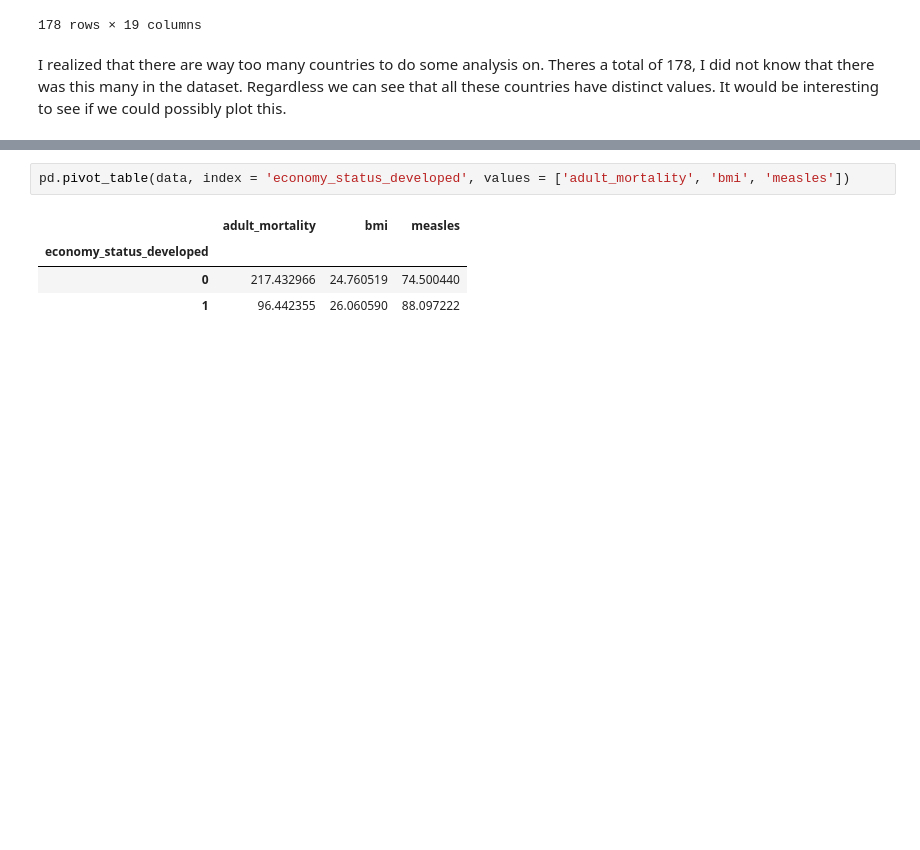
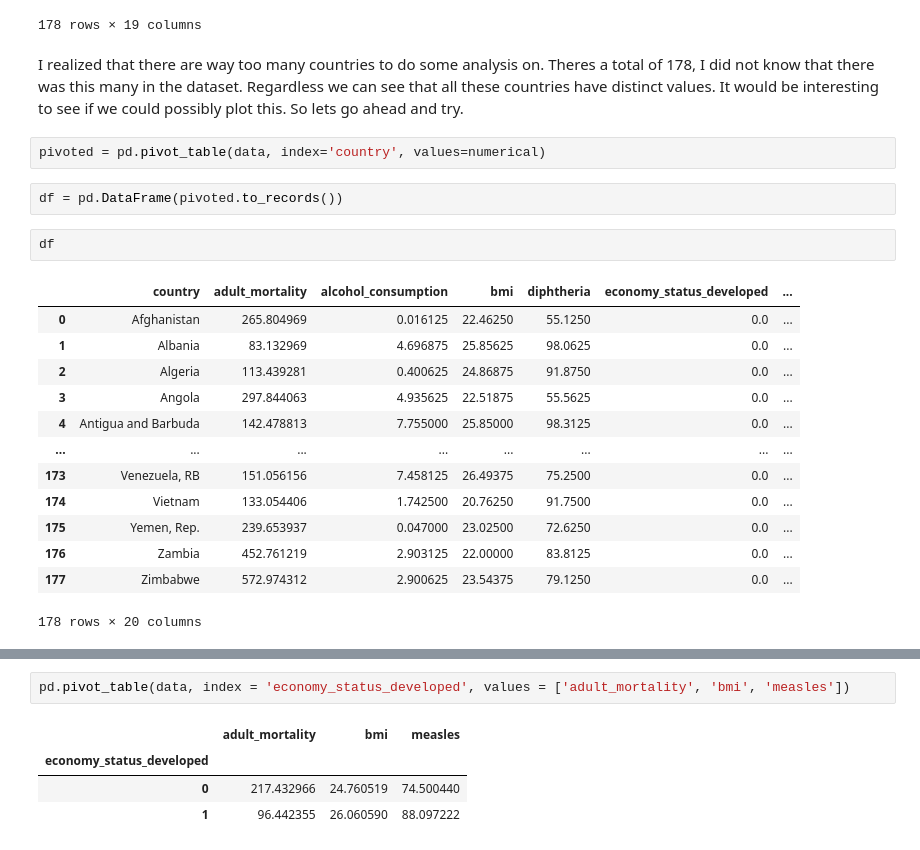
Before and after one commit to GaelGil/notebooks, a Jupyter notebook: who_life_expectancy/who_life_expectancy.ipynb, the cells around one changed output, grey strips where cells are left out. Cells and saved outputs as stored; diff of their text form; blank space fills up the shorter version.

```diff
--- a/who_life_expectancy/who_life_expectancy.ipynb
+++ b/who_life_expectancy/who_life_expectancy.ipynb
@@ -134,4 +134,24 @@ pd.pivot_table(data, index='country', values=numerical)
 | Zimbabwe | 572.974312 | 2.900625 | 23.54375 | 79.1250 | 0.0 | 1.0 | ... |
 178 rows × 19 columns
 # %% [markdown]
-I realized that there are way too many countries to do some analysis on. Theres a total of 178, I did not know that there was this many in the dataset. Regardless we can see that all these countries have distinct values. It would be interesting to see if we could possibly plot this.
+I realized that there are way too many countries to do some analysis on. Theres a total of 178, I did not know that there was this many in the dataset. Regardless we can see that all these countries have distinct values. It would be interesting to see if we could possibly plot this. So lets go ahead and try.
+# %%
+pivoted = pd.pivot_table(data, index='country', values=numerical)
+# %%
+df = pd.DataFrame(pivoted.to_records())
+# %%
+df
+# %% [output]
+|  | country | adult_mortality | alcohol_consumption | bmi | diphtheria | economy_status_developed | ... |
+| 0 | Afghanistan | 265.804969 | 0.016125 | 22.46250 | 55.1250 | 0.0 | ... |
+| 1 | Albania | 83.132969 | 4.696875 | 25.85625 | 98.0625 | 0.0 | ... |
+| 2 | Algeria | 113.439281 | 0.400625 | 24.86875 | 91.8750 | 0.0 | ... |
+| 3 | Angola | 297.844063 | 4.935625 | 22.51875 | 55.5625 | 0.0 | ... |
+| 4 | Antigua and Barbuda | 142.478813 | 7.755000 | 25.85000 | 98.3125 | 0.0 | ... |
+| ... | ... | ... | ... | ... | ... | ... | ... |
+| 173 | Venezuela, RB | 151.056156 | 7.458125 | 26.49375 | 75.2500 | 0.0 | ... |
+| 174 | Vietnam | 133.054406 | 1.742500 | 20.76250 | 91.7500 | 0.0 | ... |
+| 175 | Yemen, Rep. | 239.653937 | 0.047000 | 23.02500 | 72.6250 | 0.0 | ... |
+| 176 | Zambia | 452.761219 | 2.903125 | 22.00000 | 83.8125 | 0.0 | ... |
+| 177 | Zimbabwe | 572.974312 | 2.900625 | 23.54375 | 79.1250 | 0.0 | ... |
+178 rows × 20 columns
```
Also changed, not shown: parts of 6 cells of this notebook.
